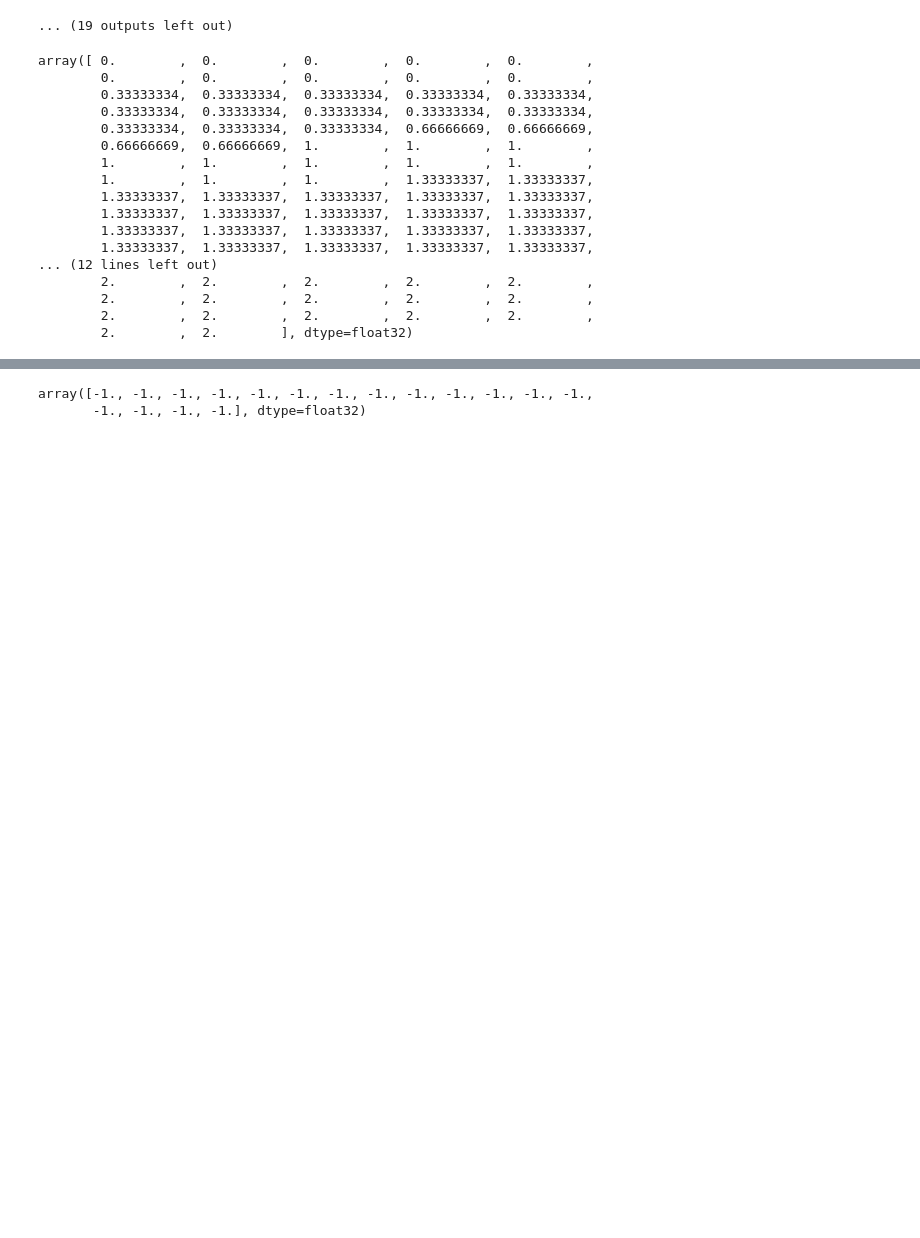
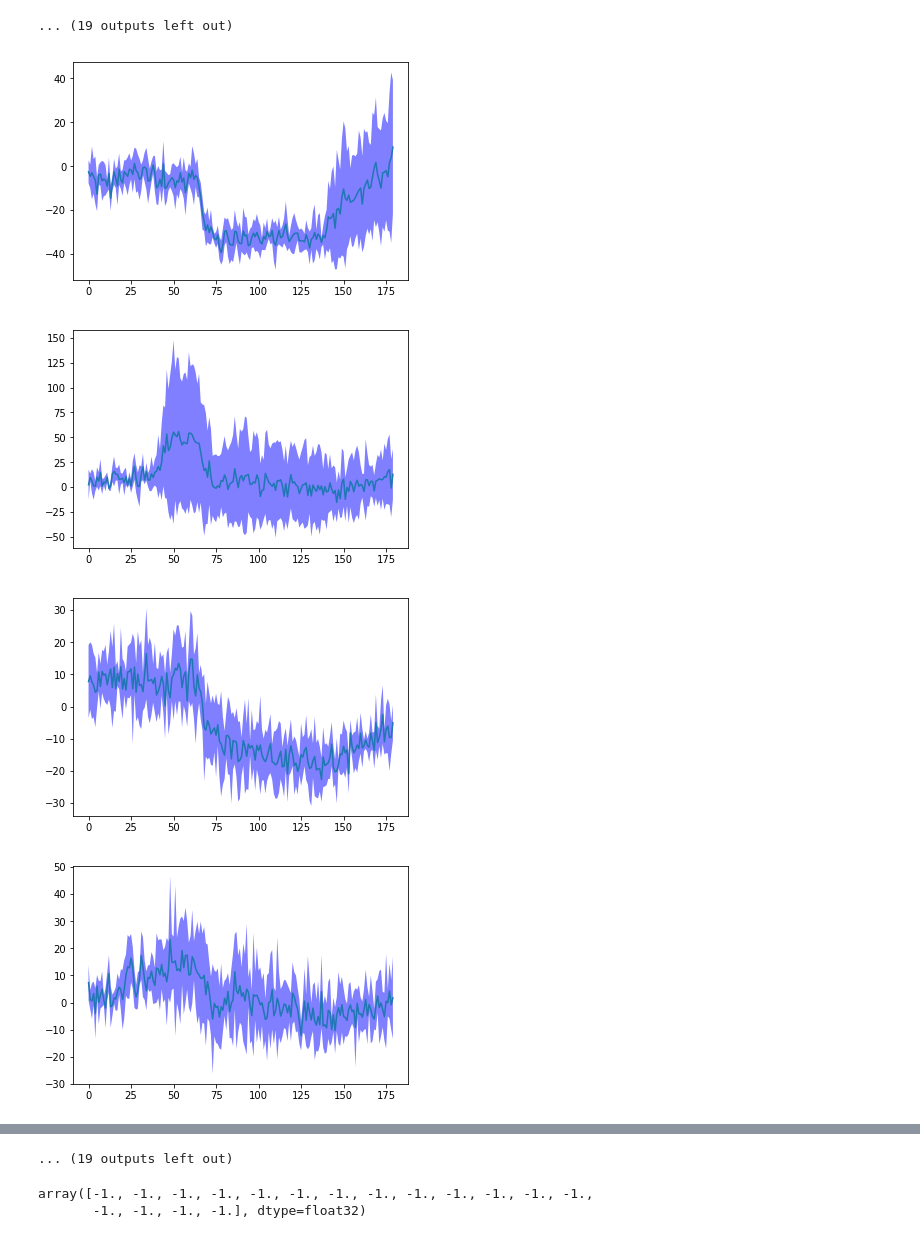
Before and after one commit to ge00rg/LabRotSprekeler, a Jupyter notebook: tryin.ipynb, the cells around one changed output, grey strips where cells are left out. Saved outputs shown, nothing was run; the diff lists cells and outputs as text; code cells hidden in the pictures; blank space fills up the shorter version.

```diff
--- a/tryin.ipynb
+++ b/tryin.ipynb
@@ -83,23 +83,22 @@ for i in range(30):
 [figure]
 [figure]
 ... (19 outputs left out)
-# %%
-f['meta'][:,1][hit_inds][amp_inds]
-# %% [output]
-array([ 0.        ,  0.        ,  0.        ,  0.        ,  0.        ,
-        0.        ,  0.        ,  0.        ,  0.        ,  0.        ,
-        0.33333334,  0.33333334,  0.33333334,  0.33333334,  0.33333334,
-        0.33333334,  0.33333334,  0.33333334,  0.33333334,  0.33333334,
-        0.33333334,  0.33333334,  0.33333334,  0.66666669,  0.66666669,
-        0.66666669,  0.66666669,  1.        ,  1.        ,  1.        ,
-        1.        ,  1.        ,  1.        ,  1.        ,  1.        ,
-        1.        ,  1.        ,  1.        ,  1.33333337,  1.33333337,
-        1.33333337,  1.33333337,  1.33333337,  1.33333337,  1.33333337,
-        1.33333337,  1.33333337,  1.33333337,  1.33333337,  1.33333337,
-        1.33333337,  1.33333337,  1.33333337,  1.33333337,  1.33333337,
-        1.33333337,  1.33333337,  1.33333337,  1.33333337,  1.33333337,
-... (12 lines left out)
-        2.        ,  2.        ,  2.        ,  2.        ,  2.        ,
-        2.        ,  2.        ,  2.        ,  2.        ,  2.        ,
-        2.        ,  2.        ,  2.        ,  2.        ,  2.        ,
-        2.        ,  2.        ], dtype=float32)
+# %%
+stimInds = np.where(f['meta'][:,1] == 2) #pick stimulus intensity 2
+hitInds = np.where(f['meta'][:,2] == 1) #only pick hit trials
+sessInds = np.where(f['meta'][:,0] == 160) #pick session 160
+cInds = np.intersect1d(stimInds, hitInds)
+cInds = np.intersect1d(cInds, sessInds) #intersect everything
+
+for i in range(30):                    #plot first 30
+    trials2 = f['data'][cInds,i,:]     #pick relevant trials
+    av = np.mean(trials2, axis=0)      #average over them
+    std = np.std(trials2, axis=0)      #std
+    plt.fill_between(np.arange(180), av+std, av-std, facecolor='blue', alpha=0.5) #plot std corridor
+    plt.plot(np.arange(180), av)
+    plt.figure()
+# %% [output]
+[figure, added]
+[figure, added]
+[figure, added]
+[figure, added]
@@ -106,3 +113,4 @@ array([ 0.        ,  0.        ,  0.        ,  0.        ,  0.        ,
+... (19 outputs left out)
 # %%
 f['licktimes'][9]
 # %% [output]
```
Also changed, not shown: parts of 2 cells of this notebook.
